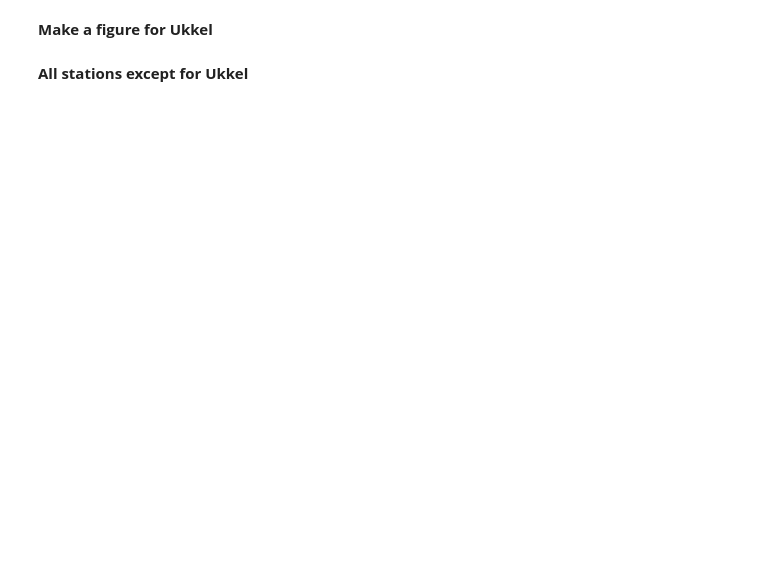
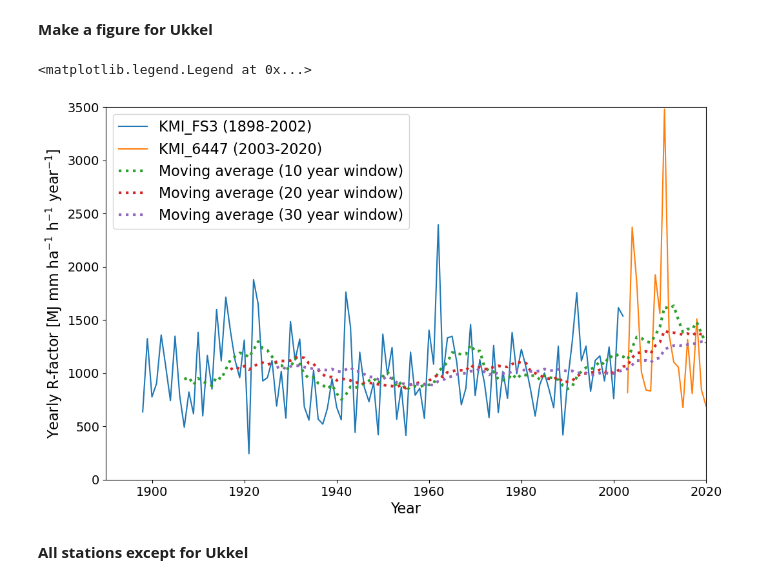
Before and after one commit to watem-sedem/rfactor, a Jupyter notebook: docs/notebooks/analysis_flanders.ipynb, the cells around one changed output. Saved outputs shown, nothing was run; the diff lists cells and outputs as text; code cells hidden in the pictures; blank space fills up the shorter version.

```diff
--- a/docs/notebooks/analysis_flanders.ipynb
+++ b/docs/notebooks/analysis_flanders.ipynb
@@ -130,34 +187,37 @@ rfactor_all= get_rfactor_station_year(erosivity, stations=["KMI_FS3", "KMI_6447"
 fig, ax = plt.subplots(figsize=(12, 7.5))
 
 rfactor_fs3 = get_rfactor_station_year(erosivity, ["KMI_FS3"])
 rfactor_fs3 = rfactor_fs3[~(rfactor_fs3["erosivity_cum"].isnull())].sort_values("year")
 
 rfactor_6447 = get_rfactor_station_year(erosivity, ["KMI_6447"])
 rfactor_6447 = rfactor_6447[~(rfactor_6447["erosivity_cum"].isnull())].sort_values("year")
 
 # add first line of KMI6447 to end of KMI FS3 in order to make a continuous timeseries on the plot
-rfactor_fs3 = rfactor_fs3.append(rfactor_6447.iloc[0])
+rfactor_fs3 = pd.concat([rfactor_fs3,rfactor_6447.iloc[0]])
 
 ax.plot(rfactor_fs3["year"], rfactor_fs3["erosivity_cum"], label="KMI_FS3 (1898-2002)")
 
 
 ax.plot(rfactor_6447["year"], rfactor_6447["erosivity_cum"], label="KMI_6447 (2003-2020)")
 
 # rolling mean
 rfactor_all = get_rfactor_station_year(erosivity, stations=["KMI_FS3", "KMI_6447"]).sort_values("year")
 windows  = [10, 20, 30]
 for window in windows:
     y = rfactor_all.rolling(window)["erosivity_cum"].mean()
     ax.plot(rfactor_all["year"], y, ls=':', lw=3,
             label=f"Moving average ({window} year window)")
 
 
 ax.set_ylim([0,3500])
 ax.set_xlim([1890,2020])
 ax.tick_params(axis='both', which='major', labelsize=14)
 ax.set_xlabel(r'Year',fontsize=16)
 ax.set_ylabel(r'Yearly R-factor [MJ mm ha$^{-1}$ h$^{-1}$ year$^{-1}$]',fontsize=16)
 ax.legend(prop={'size':16})
+# %% [output]
+<matplotlib.legend.Legend at 0x...>
+[figure, added]
 # %% [markdown]
 **All stations except for Ukkel**
 # %%
```
Also changed, not shown: parts of 15 cells of this notebook.
